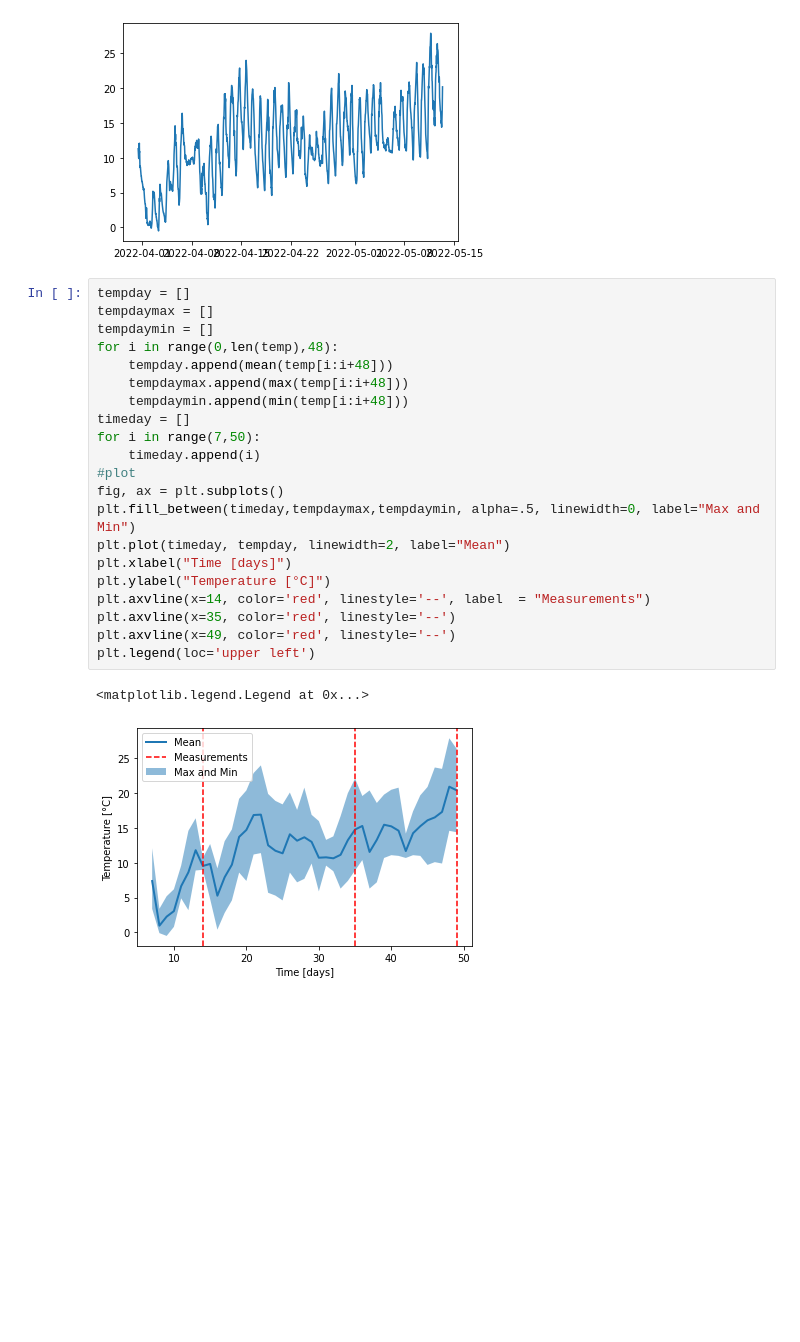
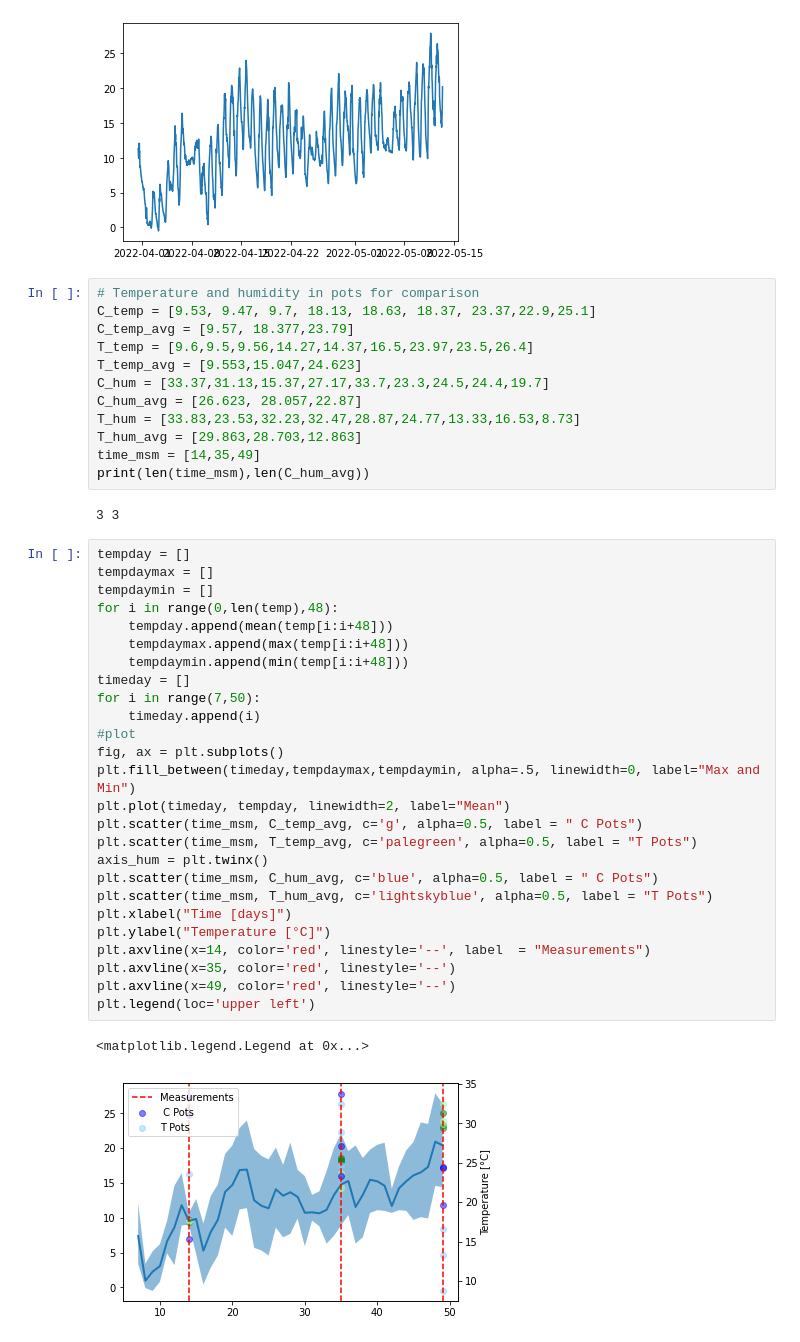
Before and after one commit to matheogodenzi/Ecology, a Jupyter notebook: Data_analysis.ipynb, the cells around one changed output. Drawn from its saved outputs; the diff is of its cells as text; blank space fills up the shorter version.

Commit message:
big graph goes brrr

```diff
--- a/Data_analysis.ipynb
+++ b/Data_analysis.ipynb
@@ -33,27 +38,46 @@ plt.show
 # %% [output]
 <function matplotlib.pyplot.show(close=None, block=None)>
 [figure]
+# %%
+# Temperature and humidity in pots for comparison
+C_temp = [9.53, 9.47, 9.7, 18.13, 18.63, 18.37, 23.37,22.9,25.1]
+C_temp_avg = [9.57, 18.377,23.79]
+T_temp = [9.6,9.5,9.56,14.27,14.37,16.5,23.97,23.5,26.4]
+T_temp_avg = [9.553,15.047,24.623]
+C_hum = [33.37,31.13,15.37,27.17,33.7,23.3,24.5,24.4,19.7]
+C_hum_avg = [26.623, 28.057,22.87]
+T_hum = [33.83,23.53,32.23,32.47,28.87,24.77,13.33,16.53,8.73]
+T_hum_avg = [29.863,28.703,12.863]
+time_msm = [14,35,49]
+print(len(time_msm),len(C_hum_avg))
+# %% [output]
+3 3
 # %%
 tempday = []
 tempdaymax = []
 tempdaymin = []
 for i in range(0,len(temp),48):
     tempday.append(mean(temp[i:i+48]))
     tempdaymax.append(max(temp[i:i+48]))
     tempdaymin.append(min(temp[i:i+48]))
 timeday = []
 for i in range(7,50):
     timeday.append(i)
 #plot
 fig, ax = plt.subplots()
 plt.fill_between(timeday,tempdaymax,tempdaymin, alpha=.5, linewidth=0, label="Max and Min")
 plt.plot(timeday, tempday, linewidth=2, label="Mean")
+plt.scatter(time_msm, C_temp_avg, c='g', alpha=0.5, label = " C Pots")
+plt.scatter(time_msm, T_temp_avg, c='palegreen', alpha=0.5, label = "T Pots")
+axis_hum = plt.twinx()
+plt.scatter(time_msm, C_hum_avg, c='blue', alpha=0.5, label = " C Pots")
+plt.scatter(time_msm, T_hum_avg, c='lightskyblue', alpha=0.5, label = "T Pots")
 plt.xlabel("Time [days]")
 plt.ylabel("Temperature [°C]")
 plt.axvline(x=14, color='red', linestyle='--', label  = "Measurements")
 plt.axvline(x=35, color='red', linestyle='--')
 plt.axvline(x=49, color='red', linestyle='--')
 plt.legend(loc='upper left')
 # %% [output]
 <matplotlib.legend.Legend at 0x...>
-[figure, old version]
+[figure, new version]
```
Also changed, not shown: parts of 7 cells of this notebook.
